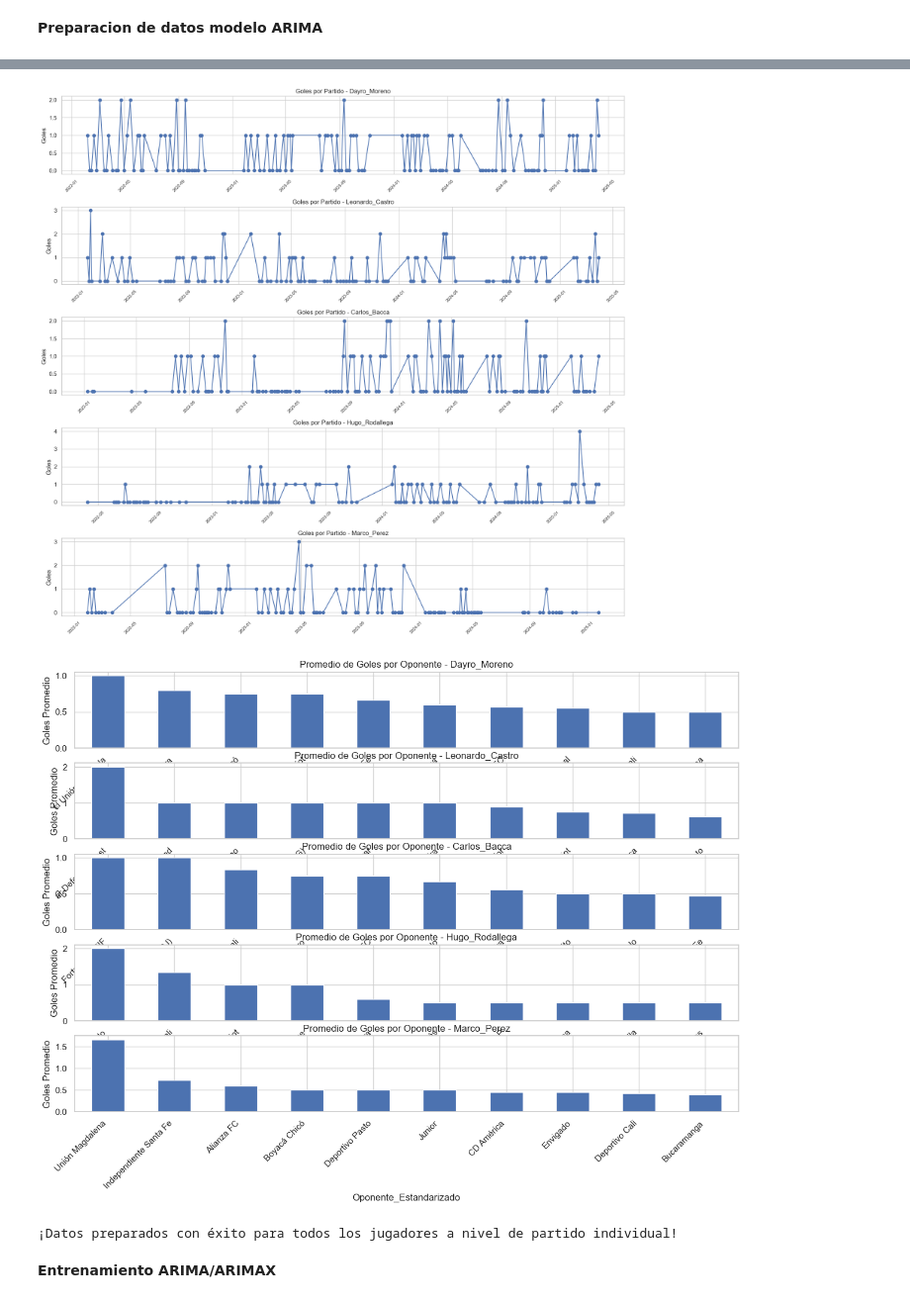
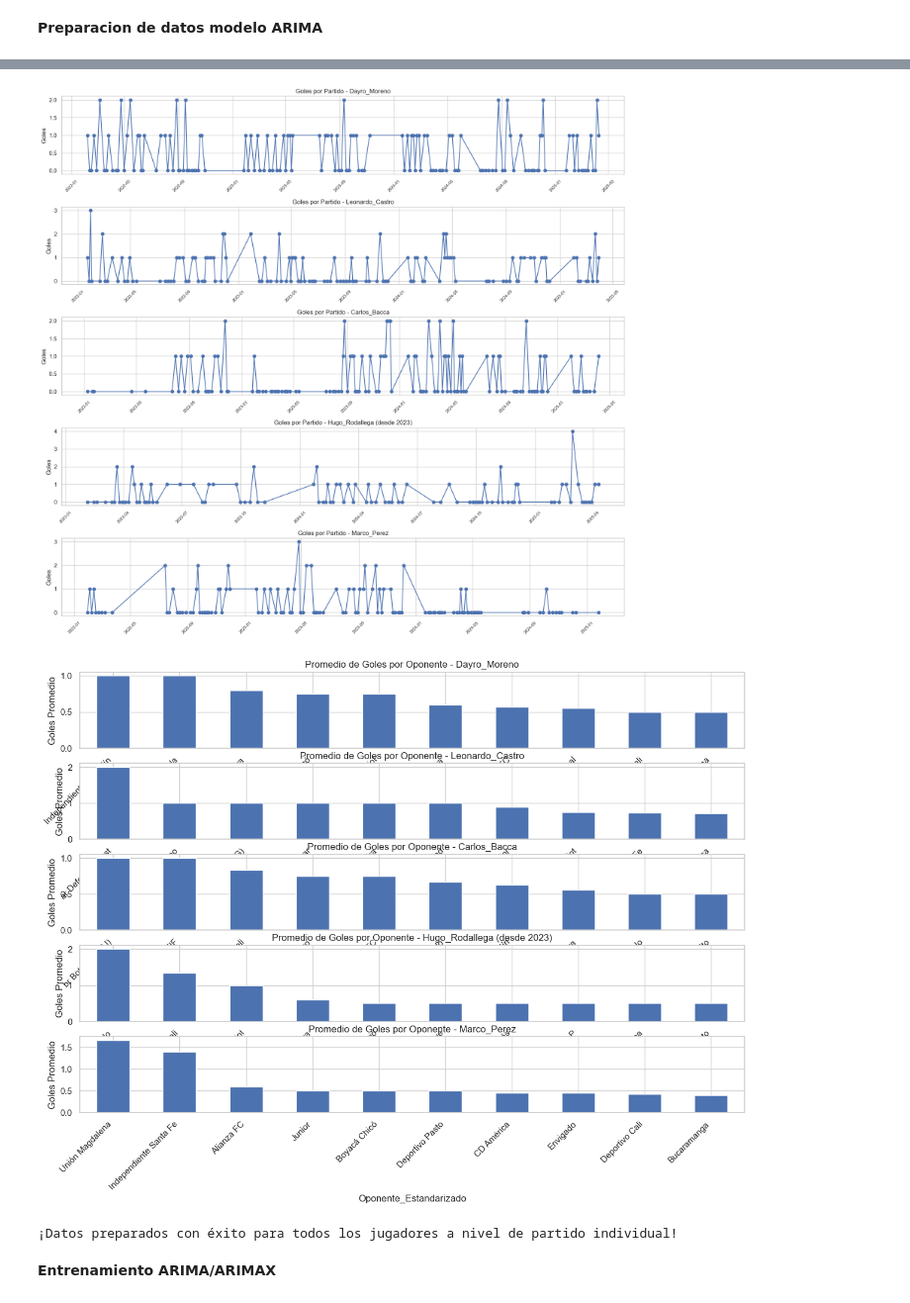
Before and after one commit to IngRetrius/Final-bi, a Jupyter notebook: Procesamiento de datos/Analisis_goleadores.ipynb, the cells around one changed output, grey strips where cells are left out. Shown at 99% size. Saved outputs shown, nothing was run; the diff lists cells and outputs as text; code cells hidden in the pictures.

```diff
--- a/Procesamiento de datos/Analisis_goleadores.ipynb
+++ b/Procesamiento de datos/Analisis_goleadores.ipynb
@@ -1088,6 +1088,14 @@ for jugador in top_jugadores:
 
     # Filtrar datos para el jugador
     df_jugador = df[df['Jugador'] == jugador].copy().sort_values(by='Fecha')
+
+    # MODIFICACIÓN: Filtrar datos de Hugo Rodallega para que comiencen desde 2023
+    if jugador == 'Hugo_Rodallega':
+        # Filtrar registros desde el 1 de enero de 2023
+        fecha_inicio = pd.Timestamp('2023-01-01')
+        df_jugador = df_jugador[df_jugador['Fecha'] >= fecha_inicio]
+        print(f"Filtrando datos de {jugador} desde {fecha_inicio.strftime('%d/%m/%Y')}")
+
     print(f"Registros disponibles: {len(df_jugador)}")
 
     # Verificar variables disponibles
@@ -1120,7 +1128,13 @@ for i, jugador in enumerate(top_jugadores, 1):
     plt.subplot(num_jugadores, 1, i)
     df_plot = df_jugadores[jugador].sort_values(by='Fecha')
     plt.plot(df_plot['Fecha'], df_plot['Goles'], marker='o', linestyle='-')
-    plt.title(f'Goles por Partido - {jugador}')
+
+    # Añadir indicación en título para Hugo Rodallega
+    if jugador == 'Hugo_Rodallega':
+        plt.title(f'Goles por Partido - {jugador} (desde 2023)')
+    else:
+        plt.title(f'Goles por Partido - {jugador}')
+
     plt.ylabel('Goles')
     plt.grid(True)
     plt.tick_params(axis='x', labelsize=8, rotation=45)
@@ -1134,7 +1148,13 @@ for i, jugador in enumerate(top_jugadores, 1):
     plt.subplot(num_jugadores, 1, i)
     df_oponentes = df_jugadores[jugador].groupby('Oponente_Estandarizado')['Goles'].mean().sort_values(ascending=False).head(10)
     df_oponentes.plot(kind='bar')
-    plt.title(f'Promedio de Goles por Oponente - {jugador}')
+
+    # Añadir indicación en título para Hugo Rodallega
+    if jugador == 'Hugo_Rodallega':
+        plt.title(f'Promedio de Goles por Oponente - {jugador} (desde 2023)')
+    else:
+        plt.title(f'Promedio de Goles por Oponente - {jugador}')
+
     plt.ylabel('Goles Promedio')
     plt.xticks(rotation=45, ha='right')
     plt.grid(True, axis='y')
@@ -1160,9 +1180,9 @@ Name: count, dtype: int64
 Registros disponibles: 121
 Preparación completada. Serie temporal de 121 registros por partido.
 
 Visualizando series temporales de goles para todos los jugadores...
-[figure, old version]
+[figure, new version]
-[figure, old version]
+[figure, new version]
 ¡Datos preparados con éxito para todos los jugadores a nivel de partido individual!
 # %% [markdown]
 **Entrenamiento ARIMA/ARIMAX**
```
Also changed, not shown: parts of 8 cells of this notebook, 1 other file.
